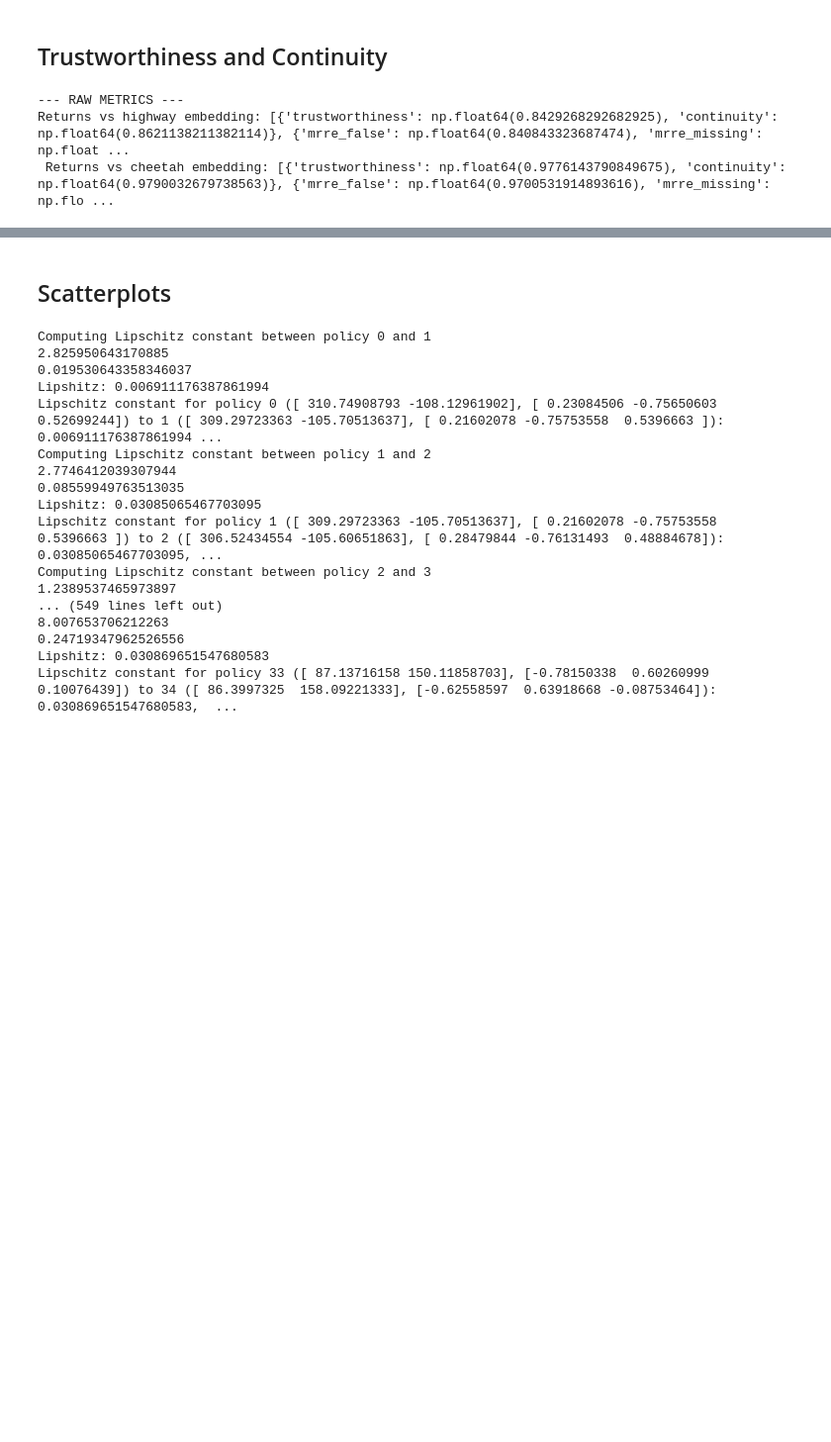
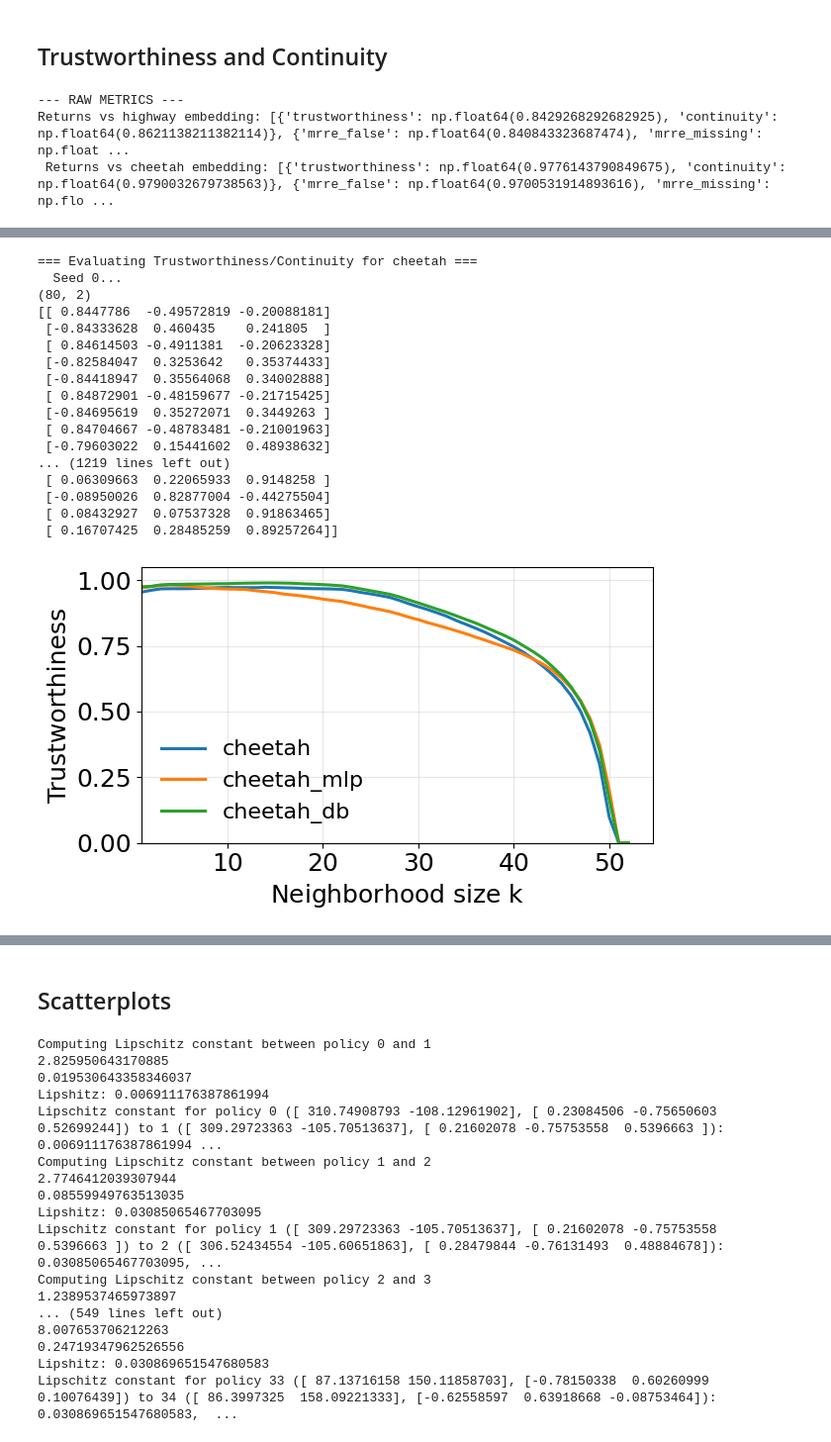
Before and after one commit to ffelten/Behavior-vs-Objective-Space, a Jupyter notebook: morl_behavior_objective/analysis/analysis_others.ipynb, the cells around one changed output, grey strips where cells are left out. Shown at 99% size. Drawn from its saved outputs; the diff is of its cells as text; code cells hidden in the pictures; blank space fills up the shorter version.

```diff
--- a/morl_behavior_objective/analysis/analysis_others.ipynb
+++ b/morl_behavior_objective/analysis/analysis_others.ipynb
@@ -161,0 +487,64 @@ continuity_highway_pf_t 0.8303739837398375 \pm 0.030897800401768524
+# %%
+import matplotlib as mpl
+import matplotlib.pyplot as plt
+
+mpl.rcParams["text.usetex"] = False
+mpl.rcParams["font.family"] = "sans-serif"
+mpl.rcParams["mathtext.default"] = "regular"
+
+plt.close("all")
+fig, ax = plt.subplots(figsize=(6.5, 4))
+
+colors = {
+    "cheetah": "tab:blue",
+    "cheetah_mlp": "tab:orange",
+    "cheetah_db": "tab:green",
+}
+
+for env_name, cfg in environments.items():
+    mean_trust, _ = evaluate_tc_over_seeds(
+        env_name,
+        cfg,
+        num_seeds=5,
+        k_min=1,
+        k_max=None
+    )
+
+    ks = sorted(mean_trust.keys())
+    trust_vals = [mean_trust[k] for k in ks]
+
+    ax.plot(
+        ks,
+        trust_vals,
+        label=env_name,
+        color=colors.get(env_name, None)
+    )
+
+ax.set_xlabel("Neighborhood size $k$")
+ax.set_ylabel("Trustworthiness")
+ax.set_ylim(0.0, 1.05)
+ax.set_xlim(left=min(ks))
+ax.grid(True, alpha=0.3)
+
+ax.legend(frameon=False)
+fig.tight_layout()
+plt.show()
+# %% [output]
+=== Evaluating Trustworthiness/Continuity for cheetah ===
+  Seed 0...
+(80, 2)
+[[ 0.8447786  -0.49572819 -0.20088181]
+ [-0.84333628  0.460435    0.241805  ]
+ [ 0.84614503 -0.4911381  -0.20623328]
+ [-0.82584047  0.3253642   0.35374433]
+ [-0.84418947  0.35564068  0.34002888]
+ [ 0.84872901 -0.48159677 -0.21715425]
+ [-0.84695619  0.35272071  0.3449263 ]
+ [ 0.84704667 -0.48783481 -0.21001963]
+ [-0.79603022  0.15441602  0.48938632]
+... (1219 lines left out)
+ [ 0.06309663  0.22065933  0.9148258 ]
+ [-0.08950026  0.82877004 -0.44275504]
+ [ 0.08432927  0.07537328  0.91863465]
+ [ 0.16707425  0.28485259  0.89257264]]
+[figure, added]
```
Also changed, not shown: parts of 10 cells of this notebook.
